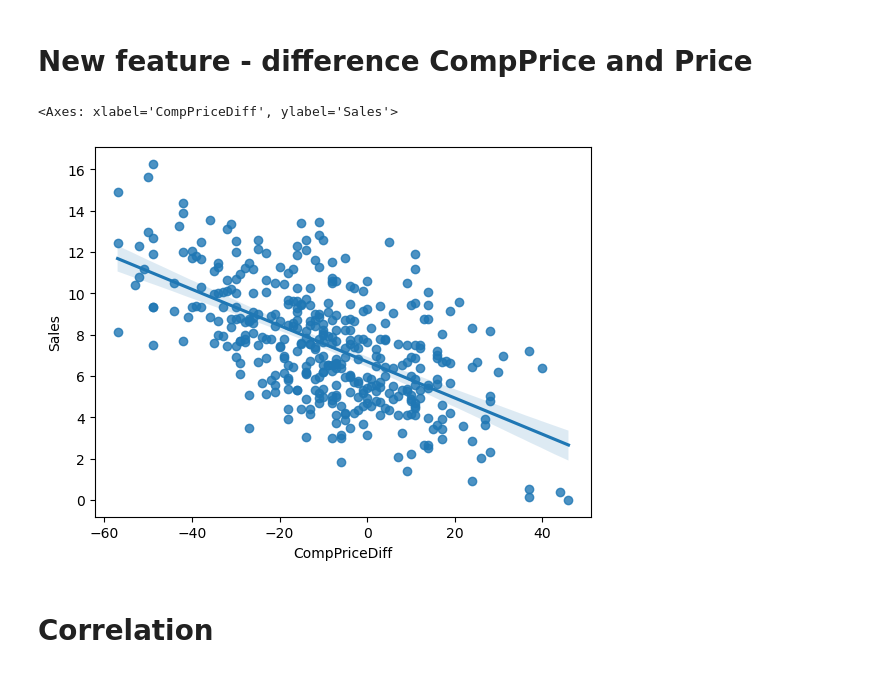
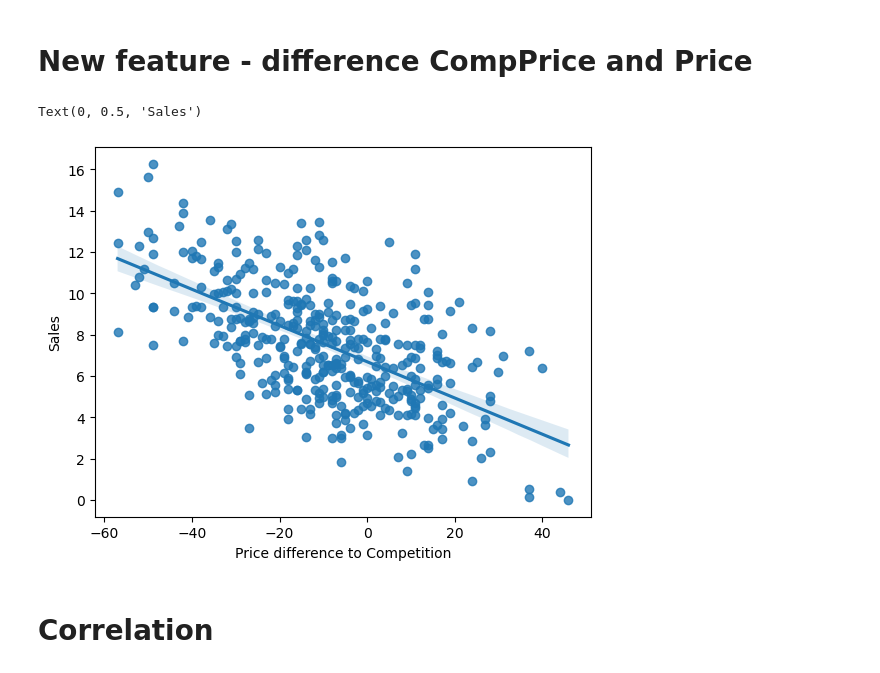
Before and after one commit to theMarlonski/AML-Final, a Jupyter notebook: notebooks/sales-prediction.ipynb, the cells around one changed output. Drawn from its saved outputs; the diff is of its cells as text; code cells hidden in the pictures.

Commit message:
Added plot

```diff
--- a/notebooks/sales-prediction.ipynb
+++ b/notebooks/sales-prediction.ipynb
@@ -187,11 +187,14 @@ dfSales["CompPriceDiff"] = dfSales.Price - dfSales.CompPrice
 # %%
 # scatterplot of sales vs CompPriceDiff
 sns.regplot(x="CompPriceDiff", y="Sales", data=dfSales)
+# label axes
+plt.xlabel("Price difference to Competition")
+plt.ylabel("Sales")
 
 # highly negatively correlated with sales
 # %% [output]
-<Axes: xlabel='CompPriceDiff', ylabel='Sales'>
+Text(0, 0.5, 'Sales')
-[figure, old version]
+[figure, new version]
 # %% [markdown]
 # Correlation
 # %%
```
Also changed, not shown: parts of 2 cells of this notebook, 1 other file.
